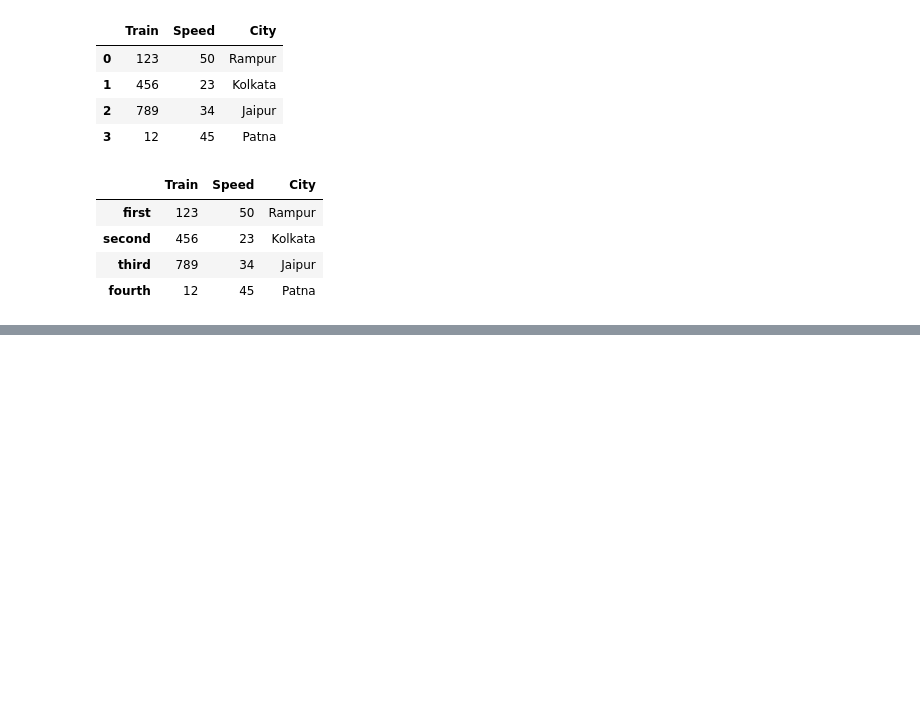
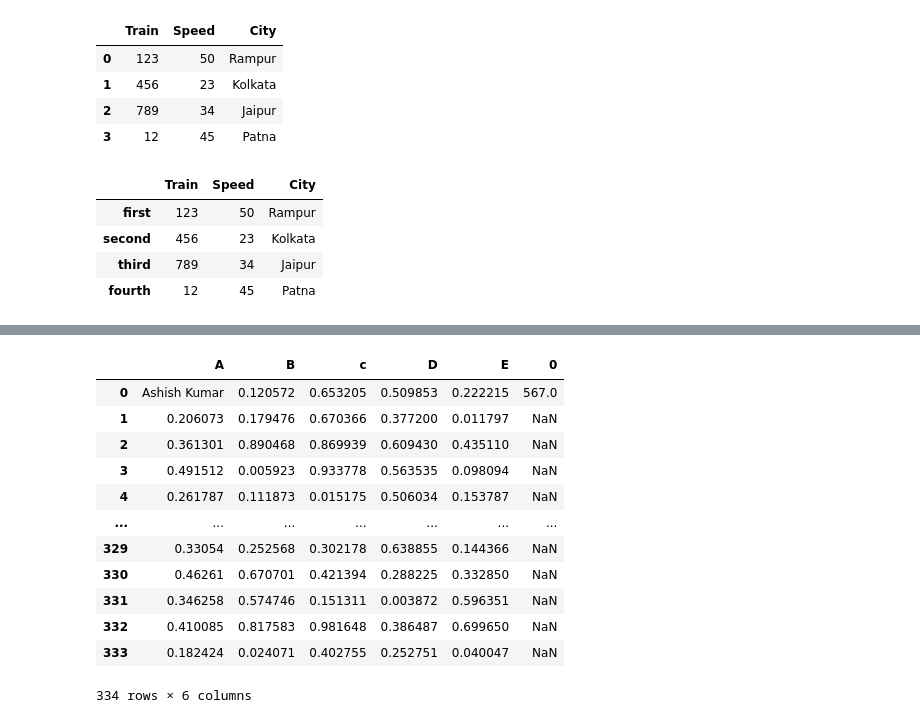
Before and after one commit to ashis08h/python-django-learning, a Jupyter notebook: Ecobiased/pandas_tutorial/Untitled.ipynb, the cells around one changed output, grey strips where cells are left out. Saved outputs shown, nothing was run; the diff lists cells and outputs as text; code cells hidden in the pictures; blank space fills up the shorter version.

```diff
--- a/Ecobiased/pandas_tutorial/Untitled.ipynb
+++ b/Ecobiased/pandas_tutorial/Untitled.ipynb
@@ -101,0 +467,3 @@ data_frame
+# %%
+# code to change the column name
+new_df.columns = list('abcde')
@@ -101,0 +486,2 @@ data_frame
+# %%
+new_df.columns = ['A', 'B', 'c', 'D', 'E']
@@ -101,0 +504,2 @@ data_frame
+# %%
+new_df.loc[0, 'A'] = 'Ashish Kumar'
@@ -101,0 +522,18 @@ data_frame
+# %%
+new_df.loc[0, 0] = 567
+# %%
+new_df
+# %% [output]
+|  | A | B | c | D | E | 0 |
+| 0 | Ashish Kumar | 0.120572 | 0.653205 | 0.509853 | 0.222215 | 567.0 |
+| 1 | 0.206073 | 0.179476 | 0.670366 | 0.377200 | 0.011797 | NaN |
+| 2 | 0.361301 | 0.890468 | 0.869939 | 0.609430 | 0.435110 | NaN |
+| 3 | 0.491512 | 0.005923 | 0.933778 | 0.563535 | 0.098094 | NaN |
+| 4 | 0.261787 | 0.111873 | 0.015175 | 0.506034 | 0.153787 | NaN |
+| ... | ... | ... | ... | ... | ... | ... |
+| 329 | 0.33054 | 0.252568 | 0.302178 | 0.638855 | 0.144366 | NaN |
+| 330 | 0.46261 | 0.670701 | 0.421394 | 0.288225 | 0.332850 | NaN |
+| 331 | 0.346258 | 0.574746 | 0.151311 | 0.003872 | 0.596351 | NaN |
+| 332 | 0.410085 | 0.817583 | 0.981648 | 0.386487 | 0.699650 | NaN |
+| 333 | 0.182424 | 0.024071 | 0.402755 | 0.252751 | 0.040047 | NaN |
+334 rows × 6 columns
```
Also changed, not shown: parts of 50 cells of this notebook, 3 other files.
